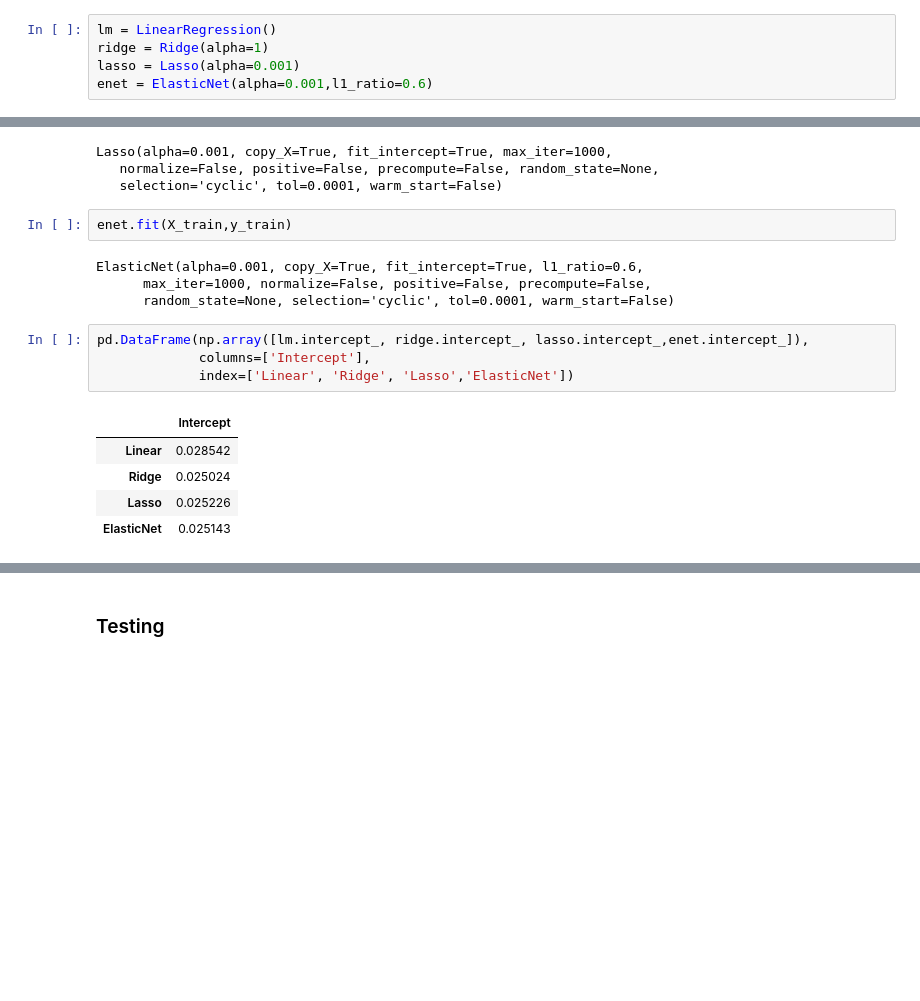
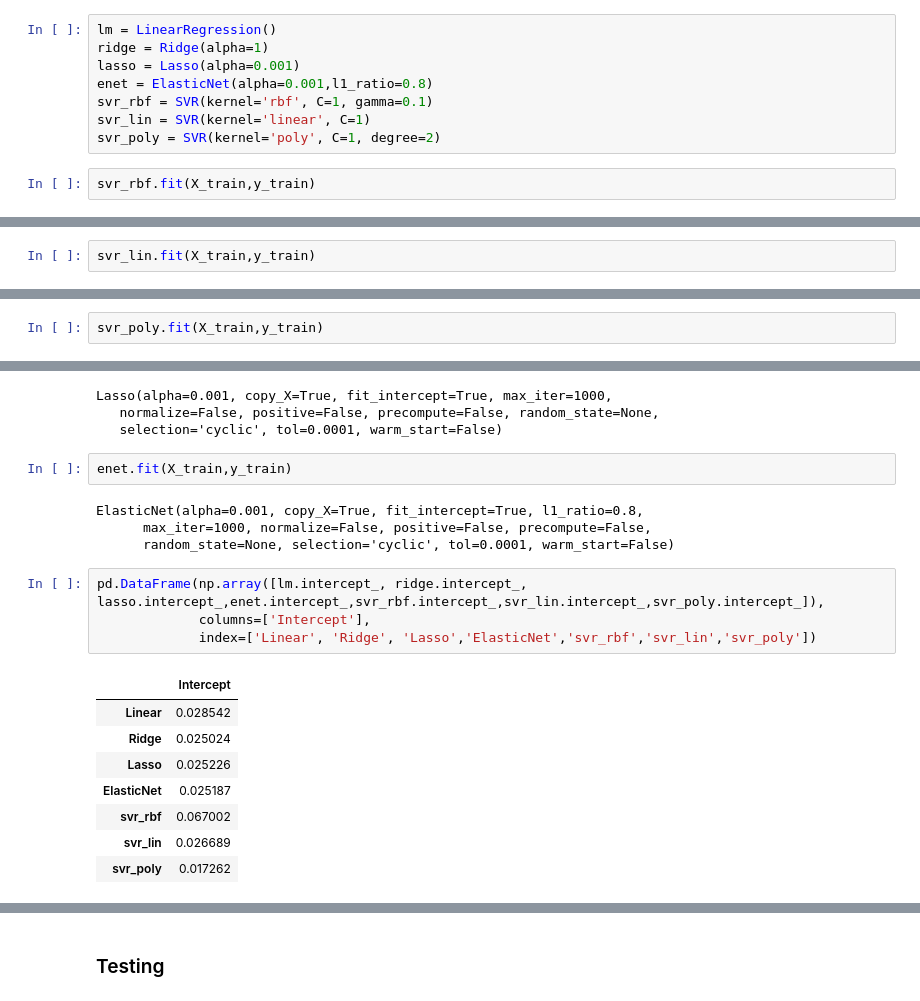
Before and after one commit to Wahe3bru/LinReg, a Jupyter notebook: modelAnalysis/Final notebooks/Model_Analysis_sf_F.ipynb, the cells around one changed output, grey strips where cells are left out. Cells and saved outputs as stored; diff of their text form; blank space fills up the shorter version.

```diff
--- a/modelAnalysis/Final notebooks/Model_Analysis_sf_F.ipynb
+++ b/modelAnalysis/Final notebooks/Model_Analysis_sf_F.ipynb
@@ -55,4 +53,9 @@ from sklearn.linear_model import LinearRegression
 lm = LinearRegression()
 ridge = Ridge(alpha=1)
 lasso = Lasso(alpha=0.001)
-enet = ElasticNet(alpha=0.001,l1_ratio=0.6)
+enet = ElasticNet(alpha=0.001,l1_ratio=0.8)
+svr_rbf = SVR(kernel='rbf', C=1, gamma=0.1)
+svr_lin = SVR(kernel='linear', C=1)
+svr_poly = SVR(kernel='poly', C=1, degree=2)
+# %%
+svr_rbf.fit(X_train,y_train)
@@ -58,0 +65,2 @@ enet = ElasticNet(alpha=0.001,l1_ratio=0.6)
+# %%
+svr_lin.fit(X_train,y_train)
@@ -58,0 +70,2 @@ enet = ElasticNet(alpha=0.001,l1_ratio=0.6)
+# %%
+svr_poly.fit(X_train,y_train)
@@ -74,19 +90,22 @@ Lasso(alpha=0.001, copy_X=True, fit_intercept=True, max_iter=1000,
 # %%
 enet.fit(X_train,y_train)
 # %% [output]
-ElasticNet(alpha=0.001, copy_X=True, fit_intercept=True, l1_ratio=0.6,
+ElasticNet(alpha=0.001, copy_X=True, fit_intercept=True, l1_ratio=0.8,
       max_iter=1000, normalize=False, positive=False, precompute=False,
       random_state=None, selection='cyclic', tol=0.0001, warm_start=False)
 # %%
-pd.DataFrame(np.array([lm.intercept_, ridge.intercept_, lasso.intercept_,enet.intercept_]),
+pd.DataFrame(np.array([lm.intercept_, ridge.intercept_, lasso.intercept_,enet.intercept_,svr_rbf.intercept_,svr_lin.intercept_,svr_poly.intercept_]),
              columns=['Intercept'],
-             index=['Linear', 'Ridge', 'Lasso','ElasticNet'])
+             index=['Linear', 'Ridge', 'Lasso','ElasticNet','svr_rbf','svr_lin','svr_poly'])
 # %% [output]
 |  | Intercept |
 | Linear | 0.028542 |
 | Ridge | 0.025024 |
 | Lasso | 0.025226 |
-| ElasticNet | 0.025143 |
+| ElasticNet | 0.025187 |
+| svr_rbf | 0.067002 |
+| svr_lin | 0.026689 |
+| svr_poly | 0.017262 |
 # %%
 # Create dataframe for coefficents of linear model
 lm_coef = pd.DataFrame(lm.coef_,index=X.columns,columns=['Linear'])
```
Also changed, not shown: parts of 14 cells of this notebook, 3 other files.
